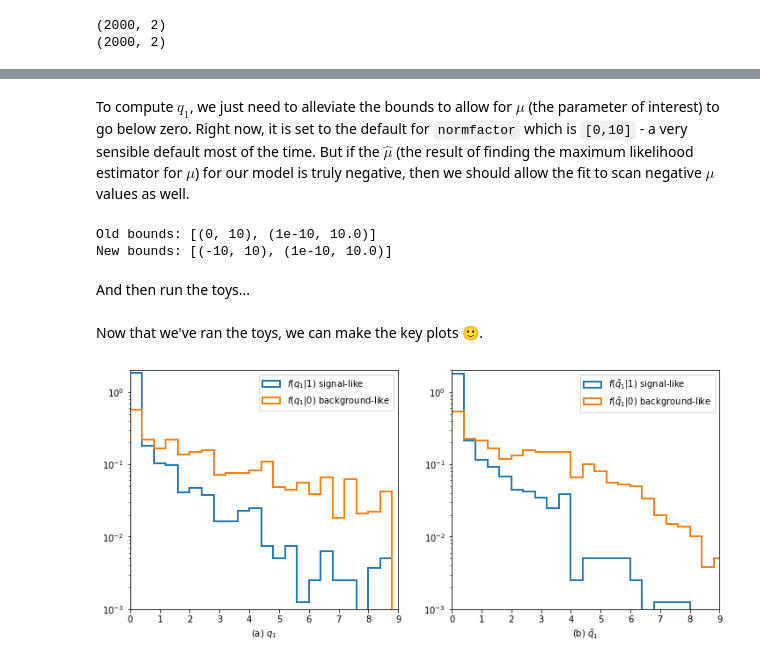
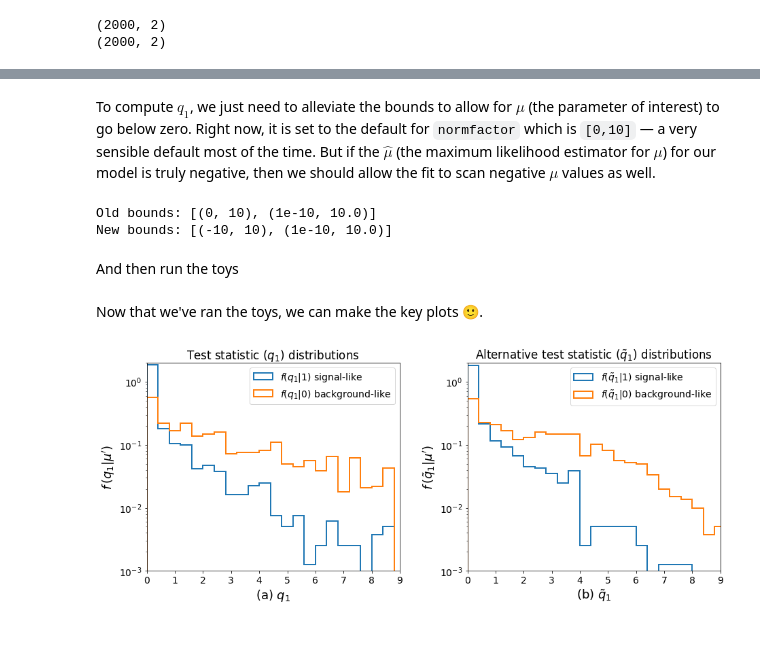
Before and after one commit to sjiggins/pyhf, a Jupyter notebook: docs/examples/notebooks/toys.ipynb, the cells around one changed output, grey strips where cells are left out. Cells and saved outputs as stored; diff of their text form; code cells hidden in the pictures; blank space fills up the shorter version.

```diff
--- a/docs/examples/notebooks/toys.ipynb
+++ b/docs/examples/notebooks/toys.ipynb
@@ -96,10 +100,9 @@ For now, we will create a toy-based calculator and evaluate it for data expected
 # %%
-toy_calculator_qtilde = pyhf.infer.create_calculator('toybased',
-                                              model.expected_data(model.config.suggested_init()),
-                                              model,
-                                              ntoys=2000)
+toy_calculator_qtilde = pyhf.infer.utils.create_calculator(
+    "toybased", model.expected_data(model.config.suggested_init()), model, ntoys=n_samples
+)
 qtilde_sig, qtilde_bkg = toy_calculator_qtilde.distributions(1.0)
 # %% [markdown]
-To compute $q_1$, we just need to alleviate the bounds to allow for $\mu$ (the parameter of interest) to go below zero. Right now, it is set to the default for `normfactor` which is `[0,10]` - a very sensible default most of the time. But if the $\hat{\mu}$ (the result of finding the maximum likelihood estimator for $\mu$) for our model is truly negative, then we should allow the fit to scan negative $\mu$ values as well.
+To compute $q_1$, we just need to alleviate the bounds to allow for $\mu$ (the parameter of interest) to go below zero. Right now, it is set to the default for `normfactor` which is `[0,10]` &mdash; a very sensible default most of the time. But if the $\hat{\mu}$ (the maximum likelihood estimator for $\mu$) for our model is truly negative, then we should allow the fit to scan negative $\mu$ values as well.
 # %%
 bounds = model.config.suggested_bounds()
@@ -110,35 +113,73 @@ print(f'New bounds: {bounds}')
 Old bounds: [(0, 10), (1e-10, 10.0)]
 New bounds: [(-10, 10), (1e-10, 10.0)]
 # %% [markdown]
-And then run the toys...
+And then run the toys
 # %%
-toy_calculator_qmu = pyhf.infer.create_calculator('toybased',
-                                              model.expected_data(model.config.suggested_init()),
-                                              model,
-                                              par_bounds=bounds,
-                                              ntoys=2000)
+toy_calculator_qmu = pyhf.infer.utils.create_calculator(
+    "toybased",
+    model.expected_data(model.config.suggested_init()),
+    model,
+    par_bounds=bounds,
+    ntoys=n_samples,
+)
 qmu_sig, qmu_bkg = toy_calculator_qmu.distributions(1.0)
 # %% [markdown]
 Now that we've ran the toys, we can make the key plots 🙂.
 # %%
-# want two columns, but a single row
+plt.rcParams.update({"font.size": 14})
+
 fig, axes = plt.subplots(nrows=1, ncols=2)
+for ax in axes:
+    ax.set_xticks(np.arange(0, 10))
 ax0, ax1 = axes.flatten()
 
 bins = np.linspace(0, 10, 26)
 
-ax0.hist(qmu_sig.samples, bins=bins, histtype='step', density=True, label='$f(q_1|1)$ signal-like', linewidth=2)
-ax0.hist(qmu_bkg.samples, bins=bins, histtype='step', density=True, label='$f(q_1|0)$ background-like', linewidth=2)
-ax0.set_xlabel('(a) $q_1$')
+ax0.hist(
+    qmu_sig.samples,
+    bins=bins,
+    histtype="step",
+    density=True,
+    label="$f(q_1|1)$ signal-like",
+    linewidth=2,
+)
+ax0.hist(
+    qmu_bkg.samples,
+    bins=bins,
+    histtype="step",
+    density=True,
+    label="$f(q_1|0)$ background-like",
+    linewidth=2,
+)
+ax0.set_xlabel(r"(a) $q_1$", fontsize=18)
+ax0.set_ylabel(r"$f\,(q_1|\mu')$", fontsize=18)
+ax0.set_title(r"Test statistic $(q_1)$ distributions")
 ax0.legend()
 
-ax1.hist(qtilde_sig.samples, bins=bins, histtype='step', density=True, label=r'$f(\tilde{q}_1|1)$ signal-like', linewidth=2)
-ax1.hist(qtilde_bkg.samples, bins=bins, histtype='step', density=True, label=r'$f(\tilde{q}_1|0)$ background-like', linewidth=2)
-ax1.set_xlabel(r'(b) $\tilde{q}_1$')
+ax1.hist(
+    qtilde_sig.samples,
+    bins=bins,
+    histtype="step",
+    density=True,
+    label=r"$f(\tilde{q}_1|1)$ signal-like",
+    linewidth=2,
+)
+ax1.hist(
+    qtilde_bkg.samples,
+    bins=bins,
+    histtype="step",
+    density=True,
+    label=r"$f(\tilde{q}_1|0)$ background-like",
+    linewidth=2,
+)
+ax1.set_xlabel(r"(b) $\tilde{q}_1$", fontsize=18)
+ax1.set_ylabel(r"$f\,(\tilde{q}_1|\mu')$", fontsize=18)
+ax1.set_title(r"Alternative test statistic $(\tilde{q}_1)$ distributions")
 ax1.legend()
 
 
-plt.setp(axes, xlim=(0,9), ylim=(1e-3,2), yscale='log')
-fig.set_size_inches(12,5)
+plt.setp(axes, xlim=(0, 9), ylim=(1e-3, 2), yscale="log")
+fig.set_size_inches(13.5, 6)
+fig.tight_layout(pad=2.0)
 # %% [output]
-[figure, old version]
+[figure, new version]
```
Also changed, not shown: parts of 13 cells of this notebook.
